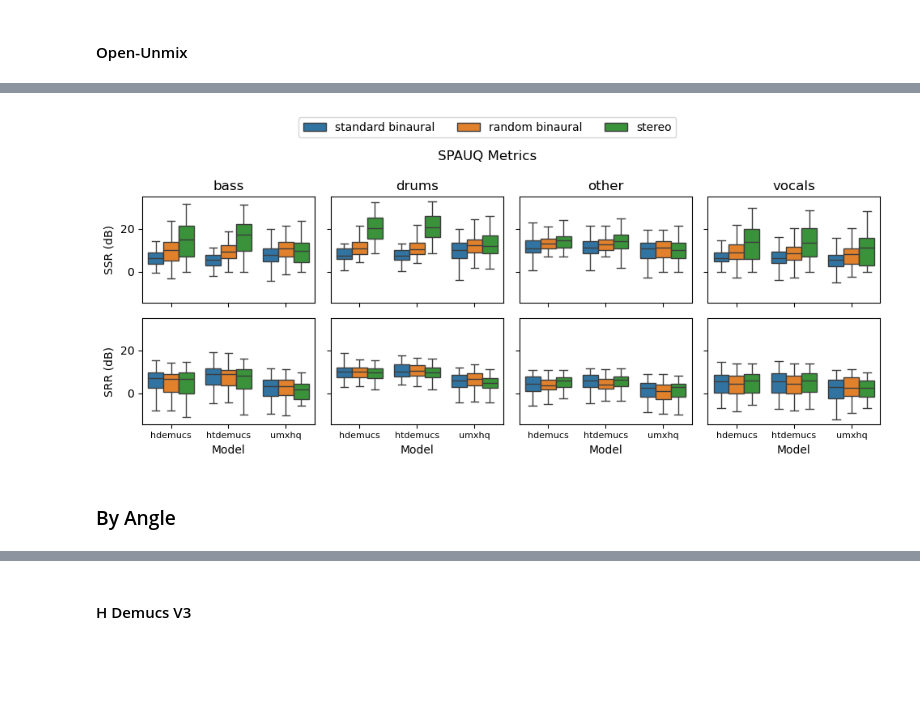
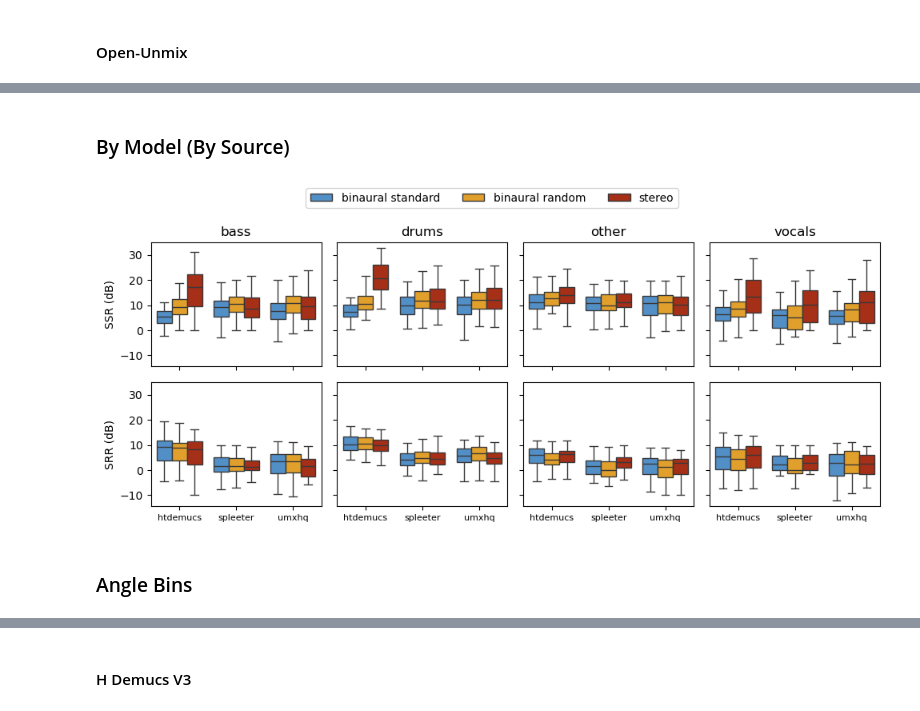
Before and after one commit to richa-namballa/binaural-mss, a Jupyter notebook: notebook/analysis.ipynb, the cells around one changed output, grey strips where cells are left out. Saved outputs shown, nothing was run; the diff lists cells and outputs as text; code cells hidden in the pictures; blank space fills up the shorter version.

```diff
--- a/notebook/analysis.ipynb
+++ b/notebook/analysis.ipynb
@@ -19,3 +27,9 @@ STEMS = list(metadata['source'].unique())
+# %%
+COLORS = plt.rcParams['axes.prop_cycle'].by_key()['color']
+# %%
+DATASET_PALETTE = dict(zip(DATASETS, COLORS[:3]))
+STEM_PALETTE = dict(zip(STEMS, COLORS[3:7]))
+MODEL_PALETTE = dict(zip(MODELS, COLORS[7:]))
 # %% [markdown]
 ## SPAUQ: Spatial Audio Quality Evaluation
 # %%
@@ -28,13 +42,13 @@ ht_standard_df = pd.read_csv('../data/eval/spauq/spauq_median_2025-03-23_htdemuc
 ht_random_df = pd.read_csv('../data/eval/spauq/spauq_median_2025-03-23_htdemucs_ft_random.csv')
 ht_stereo_df = pd.read_csv('../data/eval/spauq/spauq_median_2025-03-23_htdemucs_ft_stereo.csv')
 
-h_standard_df = pd.read_csv('../data/eval/spauq/spauq_median_2025-03-21_hdemucs_v3_standard.csv')
-h_random_df = pd.read_csv('../data/eval/spauq/spauq_median_2025-03-21_hdemucs_v3_random.csv')
-h_stereo_df = pd.read_csv('../data/eval/spauq/spauq_median_2025-03-21_hdemucs_v3_stereo.csv')
+# h_standard_df = pd.read_csv('../data/eval/spauq/spauq_median_2025-03-21_hdemucs_v3_standard.csv')
+# h_random_df = pd.read_csv('../data/eval/spauq/spauq_median_2025-03-21_hdemucs_v3_random.csv')
+# h_stereo_df = pd.read_csv('../data/eval/spauq/spauq_median_2025-03-21_hdemucs_v3_stereo.csv')
 
-spleet_standard_df = pd.read_csv('../data/eval/spauq/spauq_median_2025-03-23_spleeter_standard.csv')
-spleet_random_df = pd.read_csv('../data/eval/spauq/spauq_median_2025-03-23_spleeter_random.csv')
-spleet_stereo_df = pd.read_csv('../data/eval/spauq/spauq_median_2025-03-23_spleeter_stereo.csv')
+spleet_standard_df = pd.read_csv('../data/eval/spauq/spauq_2025-03-26_spleeter_test_standard.csv')
+spleet_random_df = pd.read_csv('../data/eval/spauq/spauq_2025-03-26_spleeter_test_random.csv')
+spleet_stereo_df = pd.read_csv('../data/eval/spauq/spauq_2025-03-26_spleeter_test_stereo.csv')
 
 umx_standard_df = pd.read_csv('../data/eval/spauq/spauq_median_2025-03-24_umxhq_standard.csv')
 umx_random_df = pd.read_csv('../data/eval/spauq/spauq_median_2025-03-24_umxhq_random.csv')
@@ -61,5 +75,5 @@ htdemucs_df = pd.concat([ht_standard_df, ht_random_df, ht_stereo_df], ignore_ind
 spleet_df = pd.concat([spleet_standard_df, spleet_random_df, spleet_stereo_df], ignore_index=True)
 umx_df = pd.concat([umx_standard_df, umx_random_df, umx_stereo_df], ignore_index=True)
 # %%
-all_models = pd.concat([hdemucs_df, htdemucs_df, umx_df], ignore_index=True)
+all_models = pd.concat([htdemucs_df, spleet_df, umx_df], ignore_index=True)
 # %% [markdown]
@@ -193,34 +187,35 @@ plt.show()
+# %% [markdown]
+### By Model (By Source)
 # %%
 fig, axs = plt.subplots(2, 4, figsize=(10, 4), tight_layout=True, sharex=True, sharey=True)
 
-x_labels = ['hdemucs', 'htdemucs', 'umxhq']
+x_labels = ['htdemucs', 'spleeter', 'umxhq']
 
 for i in range(len(STEMS)):
     stem_df = all_models[all_models['source'] == STEMS[i]]
 
-    sns.boxplot(x='model', y='SSR', hue='dataset', data=stem_df, ax=axs[0][i], showfliers=OUTLIERS)
-    sns.boxplot(x='model', y='SRR', hue='dataset', data=stem_df, ax=axs[1][i], showfliers=OUTLIERS)
+    sns.boxplot(x='model', y='SSR', hue='dataset', data=stem_df, ax=axs[0][i], palette=DATASET_PALETTE, showfliers=OUTLIERS)
+    sns.boxplot(x='model', y='SRR', hue='dataset', data=stem_df, ax=axs[1][i], palette=DATASET_PALETTE, showfliers=OUTLIERS)
 
-    axs[0][i].set(ylabel='SSR (dB)', xlabel='Model')
-    axs[1][i].set(ylabel='SRR (dB)', xlabel='Model')
+    axs[0][i].set(ylabel='SSR (dB)', xlabel='')
+    axs[1][i].set(ylabel='SRR (dB)', xlabel='')
     axs[0][i].set_title(STEMS[i])
 
     axs[1][i].set_xticks(x_labels)
     axs[1][i].set_xticklabels(x_labels, fontsize=8)
 
 h, l = axs[0][0].get_legend_handles_labels()
-l = ['standard binaural', 'random binaural', 'stereo']
+l = ['binaural standard', 'binaural random', 'stereo']
 
 for ax in axs.flatten():
     ax.legend().remove()
 
 fig.legend(h, l, loc='upper center', fontsize=10, ncols=3, bbox_to_anchor=(0.5, 1.1))
-fig.suptitle("SPAUQ Metrics")
-# # plt.savefig('../data/eval/plots/spauq_hdemucs_v3.pdf', bbox_inches='tight')
+plt.savefig(os.path.join(PLOT_DIR, 'spauq_model_source.pdf'), bbox_inches='tight')
 plt.show()
 # %% [output]
-[figure, old version]
+[figure, new version]
-# %% [markdown]
-### By Angle
+# %% [markdown]
+### Angle Bins
 # %%
 OUTLIERS = False
```
Also changed, not shown: parts of 84 cells of this notebook, 1 other file.
